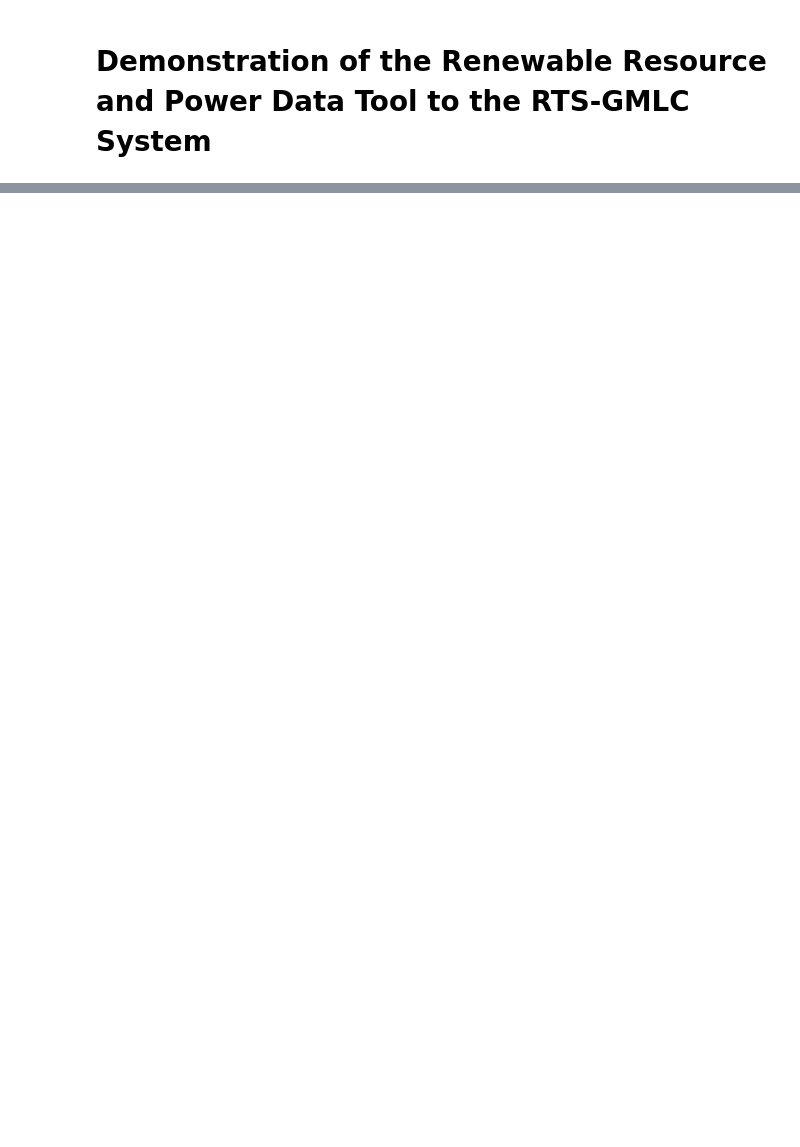
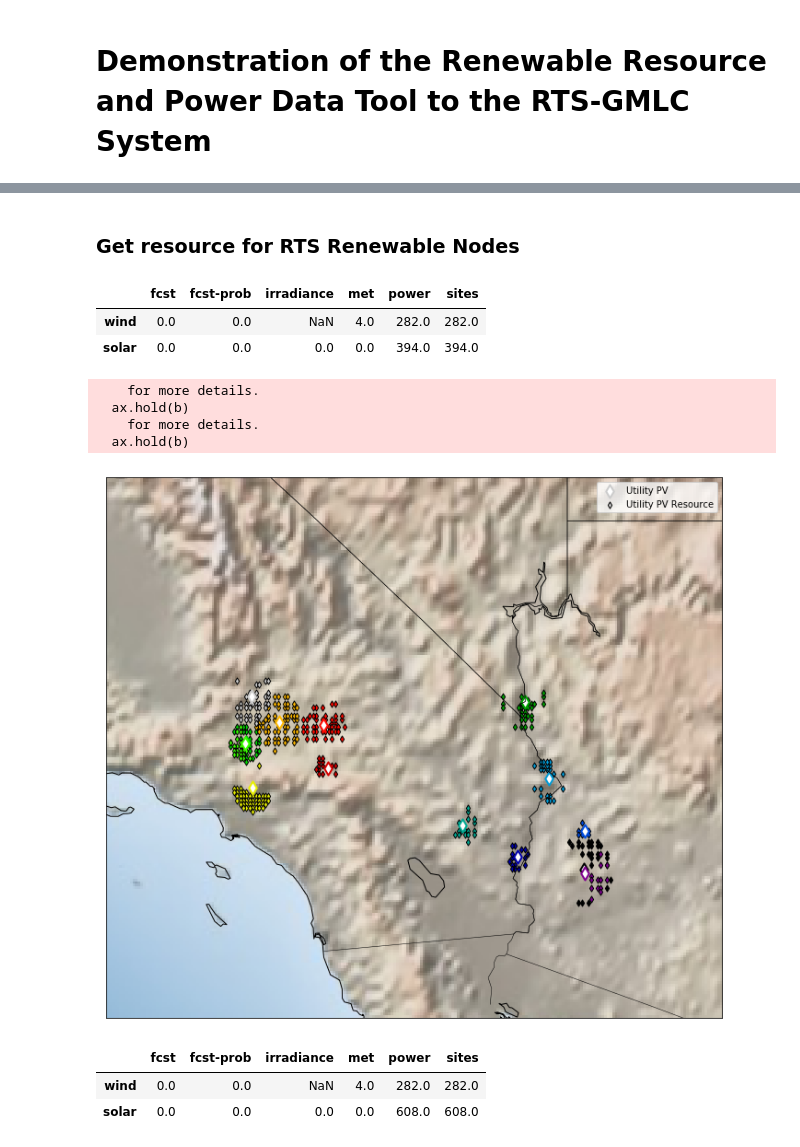
Before and after one commit to Smart-DS/demos, a Jupyter notebook: demo_R2PD_applied_to_rts_gmlc.ipynb, the cells around one changed output, grey strips where cells are left out. Cells and saved outputs as stored; diff of their text form; code cells hidden in the pictures; blank space fills up the shorter version.

```diff
--- a/demo_R2PD_applied_to_rts_gmlc.ipynb
+++ b/demo_R2PD_applied_to_rts_gmlc.ipynb
@@ -215,0 +217,6 @@ plt.close()
+# %%
+generators = pds.read_csv(os.path.join(rts_dir, 'generators.csv'))
+generators.columns = ['node_id','generator type','capacity']
+generators = generators.groupby(['node_id', 'generator type']).sum().reset_index()
+
+generators.head()
@@ -215,0 +260,71 @@ plt.close()
+# %% [markdown]
+### Get resource for  RTS Renewable Nodes
+# %%
+RE_nodes = pds.merge(nodes, generators, on='node_id', how='inner')
+
+wind_nodes_df = RE_nodes[RE_nodes['generator type'] == 'Land-based Wind'][['node_id','latitude','longitude','capacity']]
+PV_nodes_df = RE_nodes[RE_nodes['generator type'] == 'Utility PV'][['node_id','latitude','longitude','capacity']]
+RTPV_nodes_df = RE_nodes[RE_nodes['generator type'] == 'Rooftop PV'][['node_id','latitude','longitude','capacity']]
+# %%
+NodeClass = R2PD.powerdata.SolarGeneratorNode
+node_list = [NodeClass(*tuple(node_info)) for _, node_info in PV_nodes_df.iterrows()]
+PV_nodes = R2PD.NodeCollection.factory(node_list)
+
+PV_nodes, _ = R2PD.queue.get_resource_data(PV_nodes, repo)
+repo._local_cache.cache_summary
+# %% [output]
+|  | fcst | fcst-prob | irradiance | met | power | sites |
+| wind | 0.0 | 0.0 | NaN | 4.0 | 282.0 | 282.0 |
+| solar | 0.0 | 0.0 | 0.0 | 0.0 | 394.0 | 394.0 |
+# %%
+total_nodes = len(PV_nodes)
+
+buffersize = 1
+color=iter(plt.cm.nipy_spectral(np.linspace(0,1, total_nodes)))
+plt.figure(figsize=(12,12))
+m = Basemap(
+        projection='merc',
+        llcrnrlon=min(nodes['longitude']-buffersize),
+        llcrnrlat=min(nodes['latitude']-buffersize),
+        urcrnrlon=max(nodes['longitude']+buffersize),
+        urcrnrlat=max(nodes['latitude']+buffersize),
+        lat_ts=0,
+        resolution='i',
+        suppress_ticks=True)
+
+
+m.drawcountries()
+m.drawstates()
+m.drawcoastlines()
+m.shadedrelief()
+
+for node in PV_nodes.nodes:
+    c = next(color)
+    resource_loc = node._resource.locations
+    re_long, re_lat = m(resource_loc[:, 1], resource_loc[:, 0])
+    PV_re = m.scatter(re_long, re_lat, 25, marker='d', facecolors=c, edgecolors='k', linewidth=1)
+
+    node_long, node_lat = m(node.longitude, node.latitude)
+    PV = m.scatter(node_long, node_lat, 100, marker='d', facecolors='w', edgecolors=c, linewidth=2)
+
+plt.legend([PV, PV_re],
+           ['Utility PV', 'Utility PV Resource'])
+plt.show()
+plt.close()
+# %% [output]
+    for more details.
+  ax.hold(b)
+    for more details.
+  ax.hold(b)
+[figure, added]
+# %%
+NodeClass = R2PD.powerdata.SolarGeneratorNode
+node_list = [NodeClass(*tuple(node_info)) for _, node_info in RTPV_nodes_df.iterrows()]
+RTPV_nodes = R2PD.NodeCollection.factory(node_list)
+
+RTPV_nodes, _ = R2PD.queue.get_resource_data(RTPV_nodes, repo)
+repo._local_cache.cache_summary
+# %% [output]
+|  | fcst | fcst-prob | irradiance | met | power | sites |
+| wind | 0.0 | 0.0 | NaN | 4.0 | 282.0 | 282.0 |
+| solar | 0.0 | 0.0 | 0.0 | 0.0 | 608.0 | 608.0 |
```
Also changed, not shown: parts of 54 cells of this notebook, 1 other file.
